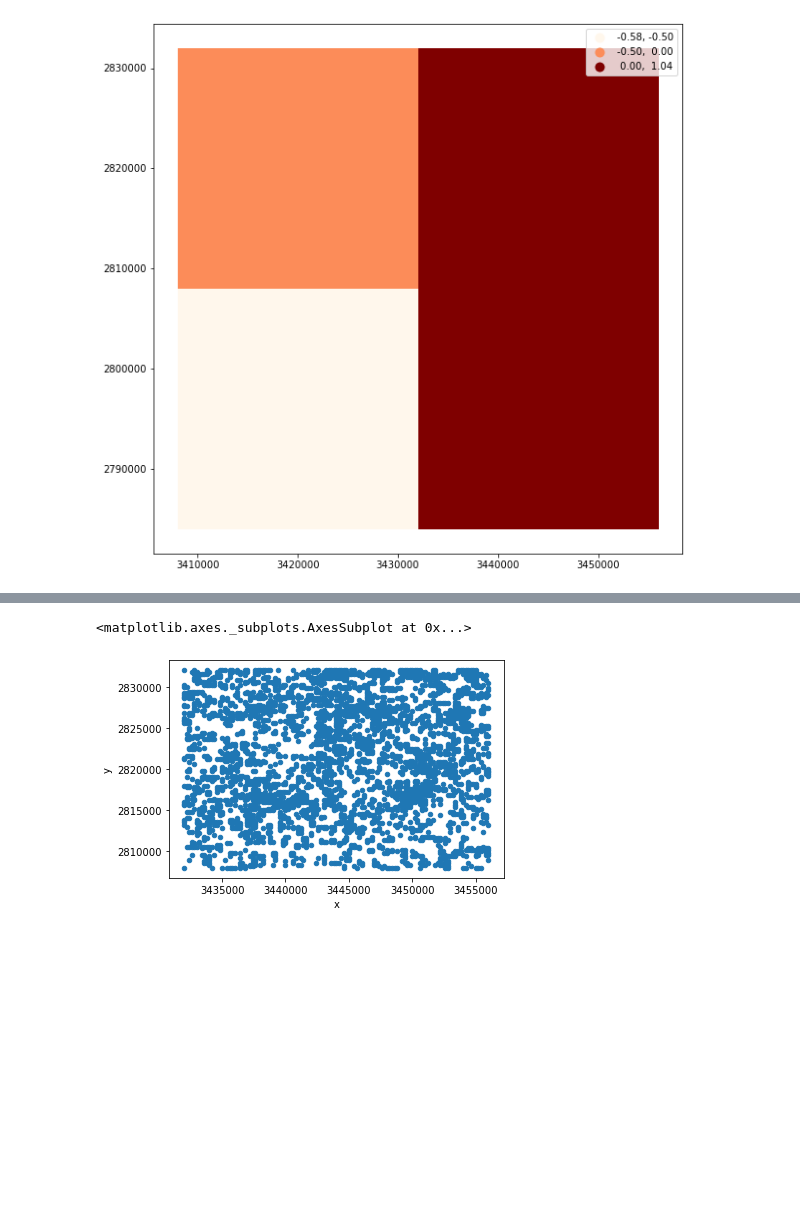
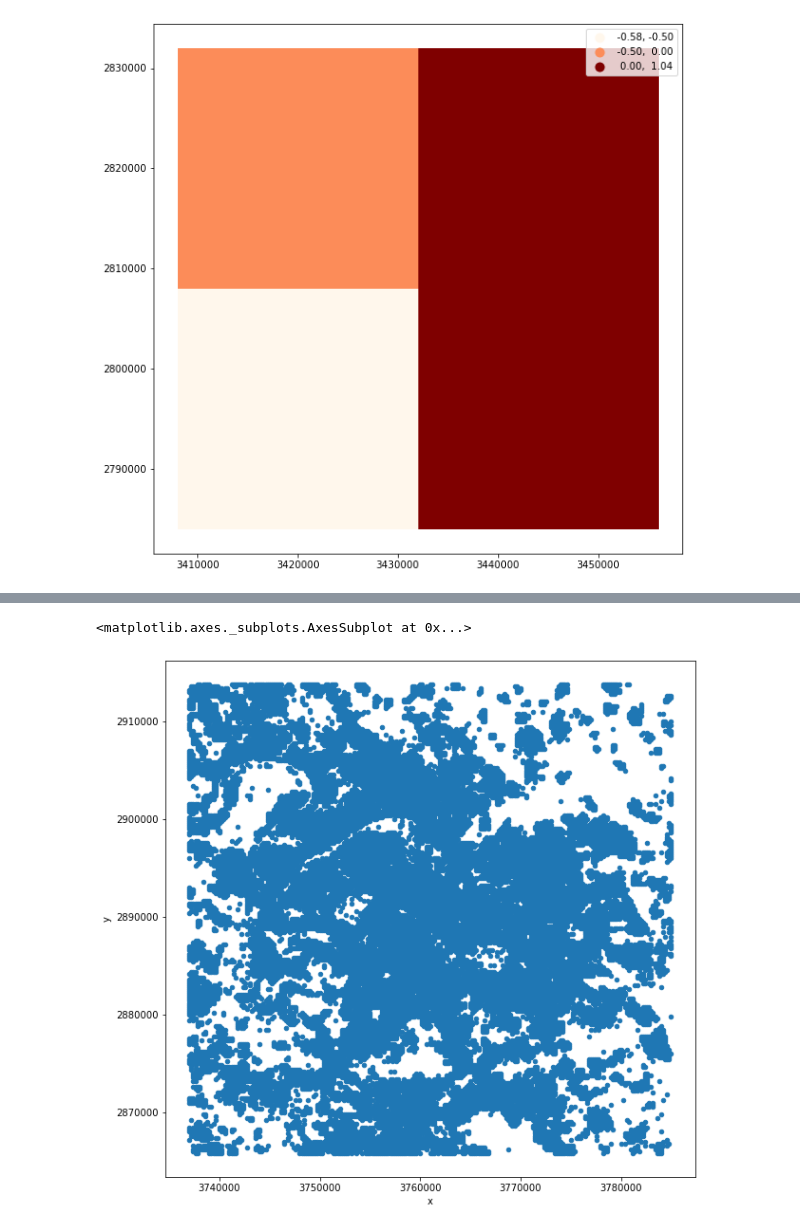
Before and after one commit to fsemecurbe/GWFA, a Jupyter notebook: D0c1c2.ipynb, the cells around one changed output, grey strips where cells are left out. Saved outputs shown, nothing was run; the diff lists cells and outputs as text; code cells hidden in the pictures; blank space fills up the shorter version.

```diff
--- a/D0c1c2.ipynb
+++ b/D0c1c2.ipynb
@@ -304,4 +308,2 @@ temp.cx[3420000:3440000,2800000:2820000 ]
 # %%
 x,y =3444000.0 ,2820000.0
-# %%
-side = 24000
@@ -343,2 +312,4 @@ def mf(M, size, qs):
+# %%
+x,y = 3761000, 2889800
 # %%
 area = df[(df.x >= x-side ) & (df.x <= (x + side)) & (df.y>= y- side) & (df.y<= (y+side)) ]
@@ -375,5 +409,5 @@ temp[4]
 # %%
-area.plot.scatter('x', 'y')
+area.plot.scatter('x', 'y', figsize=(10,10))
 # %% [output]
 <matplotlib.axes._subplots.AxesSubplot at 0x...>
-[figure, old version]
+[figure, new version]
```
Also changed, not shown: parts of 26 cells of this notebook.
